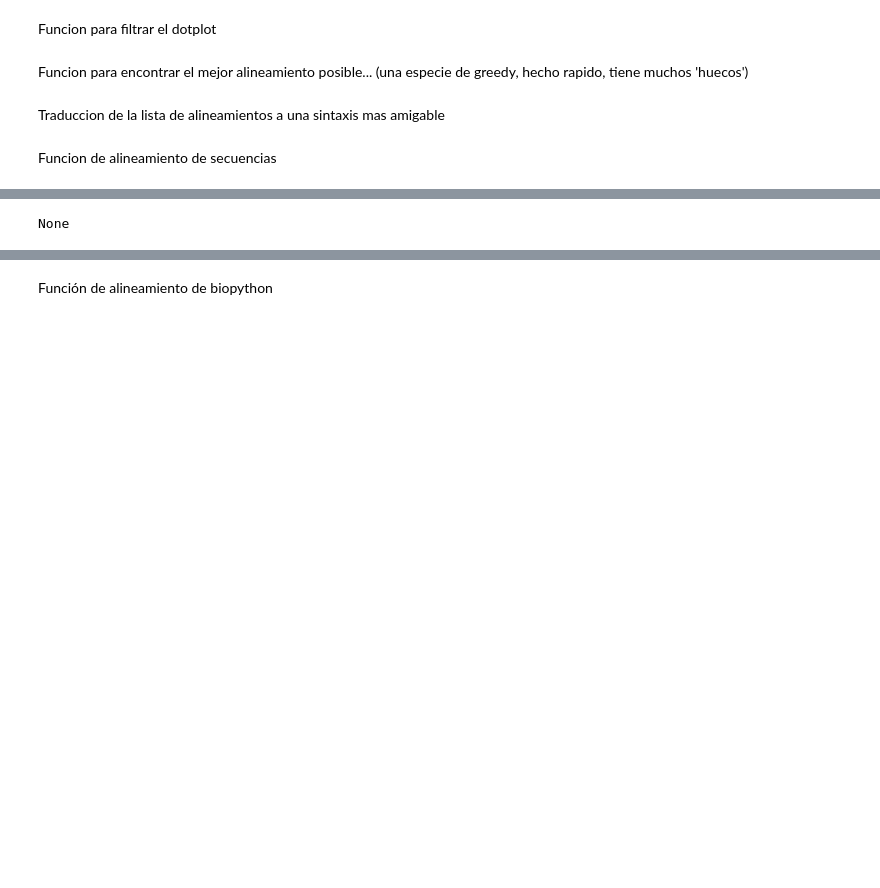
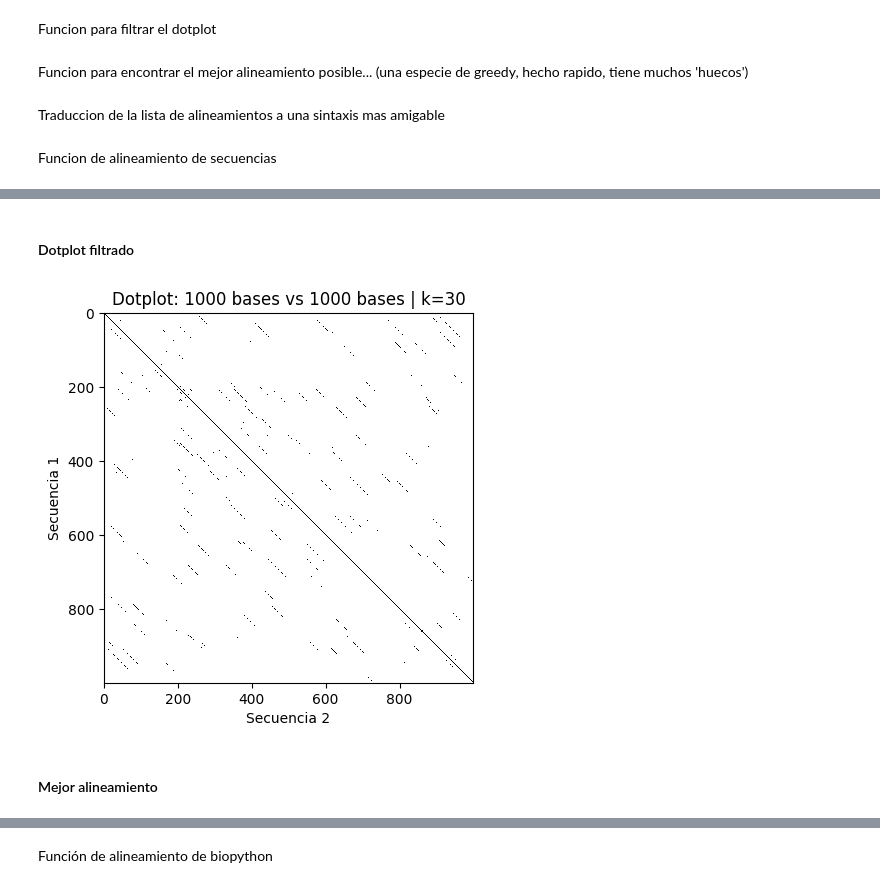
Before and after one commit to agusscarmu/Advanced_Bioinformatic, a Jupyter notebook: TP2.ipynb, the cells around one changed output, grey strips where cells are left out. Cells and saved outputs as stored; diff of their text form; code cells hidden in the pictures; blank space fills up the shorter version.

```diff
--- a/TP2.ipynb
+++ b/TP2.ipynb
@@ -6,11 +6,14 @@ Funcion para crear el dotplot.
 # %%
 import numpy as np
 import matplotlib.pyplot as plt
-def show_dotplot(dotplot):
+def show_dotplot(dotplot, k=0):
     plt.imshow(dotplot, cmap="gray_r", interpolation='nearest')
-    plt.title(f'Dotplot: {len(seq1)} bases vs {len(seq2)} bases')
-    plt.xticks(ticks=np.arange(len(seq2)), labels=np.arange(len(seq2)))
-    plt.yticks(ticks=np.arange(len(seq1)), labels=np.arange(len(seq1)))
+    if k!=0:
+        k_message = f"k={k}"
+    else:
+        k_message = "SIN FILTRAR"
+
+    plt.title(f'Dotplot: {len(seq1)} bases vs {len(seq2)} bases | {k_message}')
 
     plt.xlabel("Secuencia 2")
     plt.ylabel("Secuencia 1")
@@ -37,20 +40,30 @@ def has_potential(subdotplot):
     return False
 
 def filtered_dotplot(dotplot, k):
+    """
+    Filtra una matriz de dotplot resaltando las regiones diagonales de tamaño k con mayor puntuación.
+
+    La función evalúa las submatrices de tamaño `k x k` dentro de la matriz `dotplot`, buscando aquellas que tienen un número mayoritario de unos en su diagonal principal. Si la submatriz cumple con el criterio, se añade al dotplot filtrado.
+
+    Args:
+        dotplot (numpy.ndarray): La matriz original de dotplot que se analizará.
+        k (int): El tamaño de la submatriz cuadrada a evaluar.
+
+    Returns:
+        numpy.ndarray: Una nueva matriz del mismo tamaño que `dotplot`, donde las regiones que cumplen con
+        el criterio están resaltadas con unos en la diagonal.
+
+    Raises:
+        ValueError: Si `k` es mayor que las dimensiones de la matriz `dotplot`.
+    """
     rows, cols = len(dotplot), len(dotplot[0])
     f_dotplot = np.zeros((rows, cols))
 
-    i,j=-1,-1
-
-    while i < (rows - k) or j < (cols - k):
-        if i<rows-k:
-            i+=1
-        if j<cols-k:
-            j+=1
-        subdotplot = dotplot[i:i+k, j:j+k]
-        if has_potential(subdotplot):
-            f_dotplot[i:i+k, j:j+k] = dotplot[i:i+k, j:j+k] * np.eye(k)
-
+    for i in range(rows-k+1):
+        for j in range(cols-k+1):
+            sub_dotplot = dotplot[i:i+k, j:j+k]
+            if has_potential(sub_dotplot):
+                f_dotplot[i:i+k, j:j+k] = sub_dotplot * np.eye(k)
 
 
     return f_dotplot
@@ -115,4 +157,8 @@ align = alignment(seq1, seq2)
+# %% [markdown]
+#### Dotplot filtrado
 # %%
-print(align)
+show_dotplot(f_dotplot, k)
 # %% [output]
-None
+[figure, added]
+# %% [markdown]
+#### Mejor alineamiento
```
Also changed, not shown: parts of 7 cells of this notebook.
